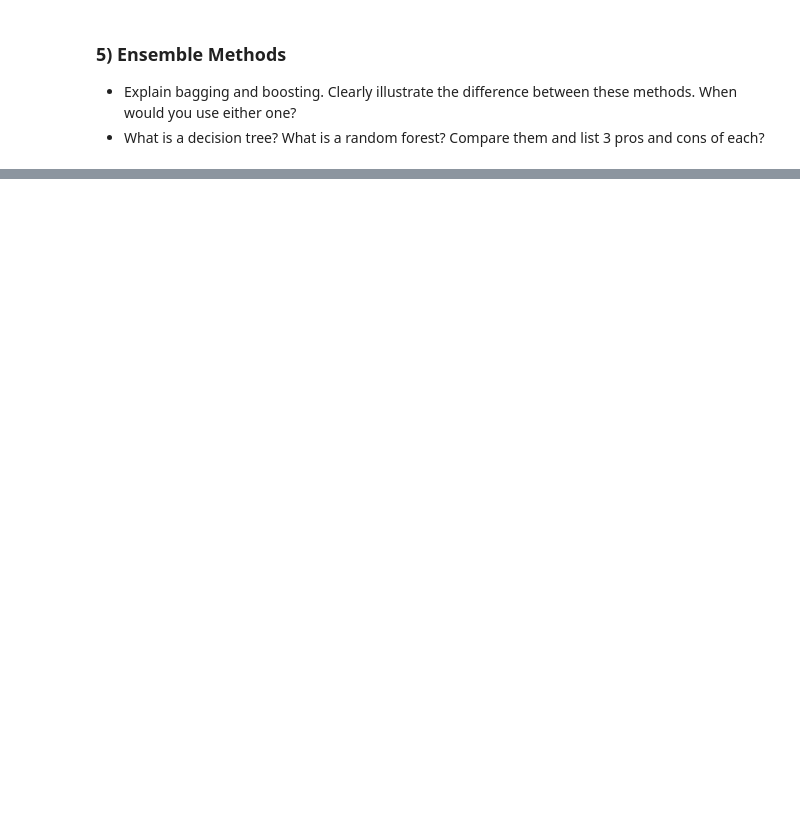
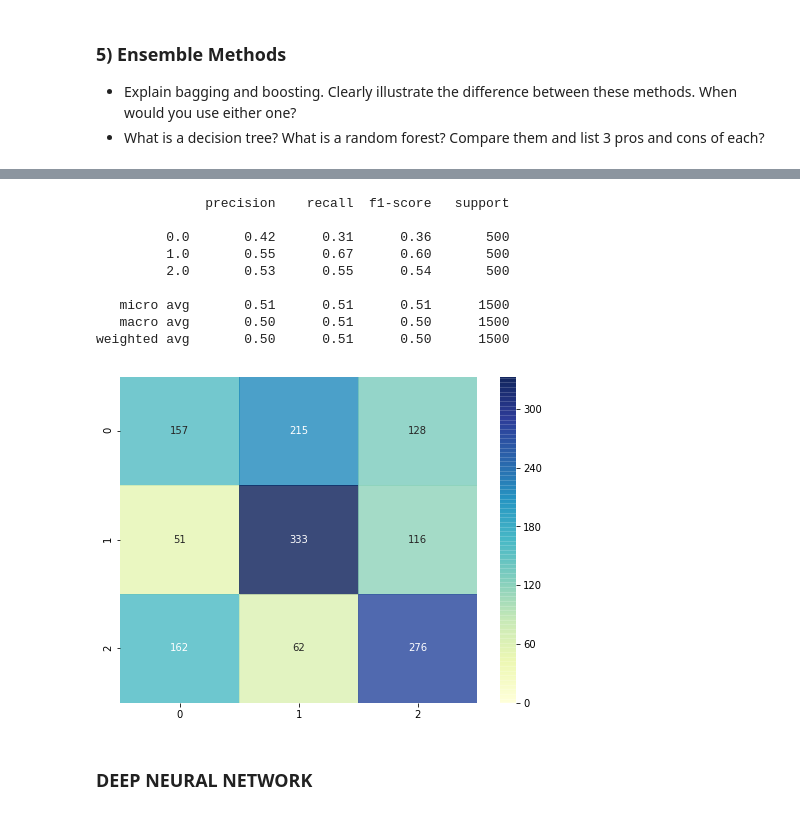
Before and after one commit to tiff-wang/TechX-homework-solutions, a Jupyter notebook: Assignment-Solutions/Assignment7/Assignment7-TheoryRecapAndFeedForwardNN.ipynb, the cells around one changed output, grey strips where cells are left out. Saved outputs shown, nothing was run; the diff lists cells and outputs as text; code cells hidden in the pictures; blank space fills up the shorter version.

```diff
--- a/Assignment-Solutions/Assignment7/Assignment7-TheoryRecapAndFeedForwardNN.ipynb
+++ b/Assignment-Solutions/Assignment7/Assignment7-TheoryRecapAndFeedForwardNN.ipynb
@@ -50,0 +382,19 @@
+# %%
+### YOUR CODE HERE - Evaluate SR performance
+
+y_pred = model.predict_classes(X, verbose=0)
+print(classification_report(y, y_pred))
+plot_confusion_matrix(model, X, y)
+# %% [output]
+              precision    recall  f1-score   support
+
+         0.0       0.42      0.31      0.36       500
+         1.0       0.55      0.67      0.60       500
+         2.0       0.53      0.55      0.54       500
+
+   micro avg       0.51      0.51      0.51      1500
+   macro avg       0.50      0.51      0.50      1500
+weighted avg       0.50      0.51      0.50      1500
+[figure, added]
+# %% [markdown]
+### DEEP NEURAL NETWORK
```
Also changed, not shown: parts of 49 cells of this notebook, 1 other file.
